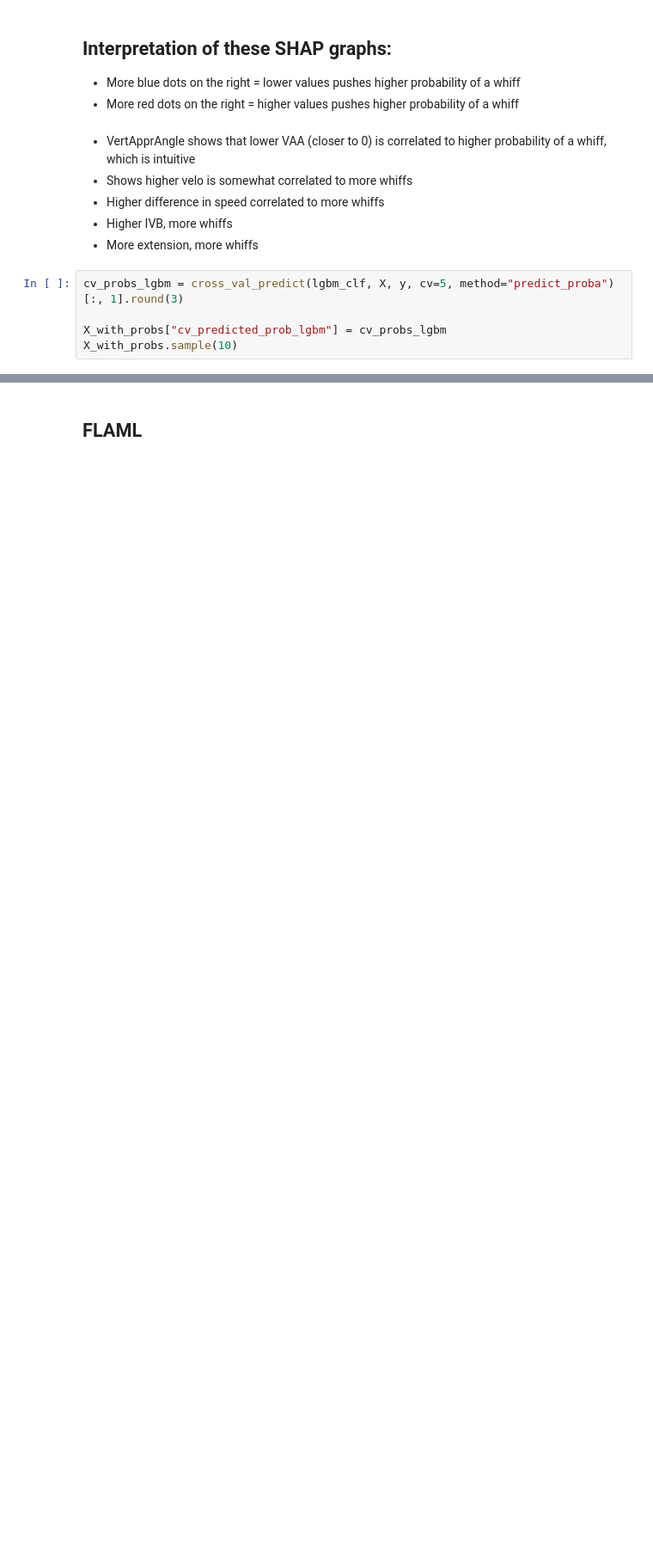
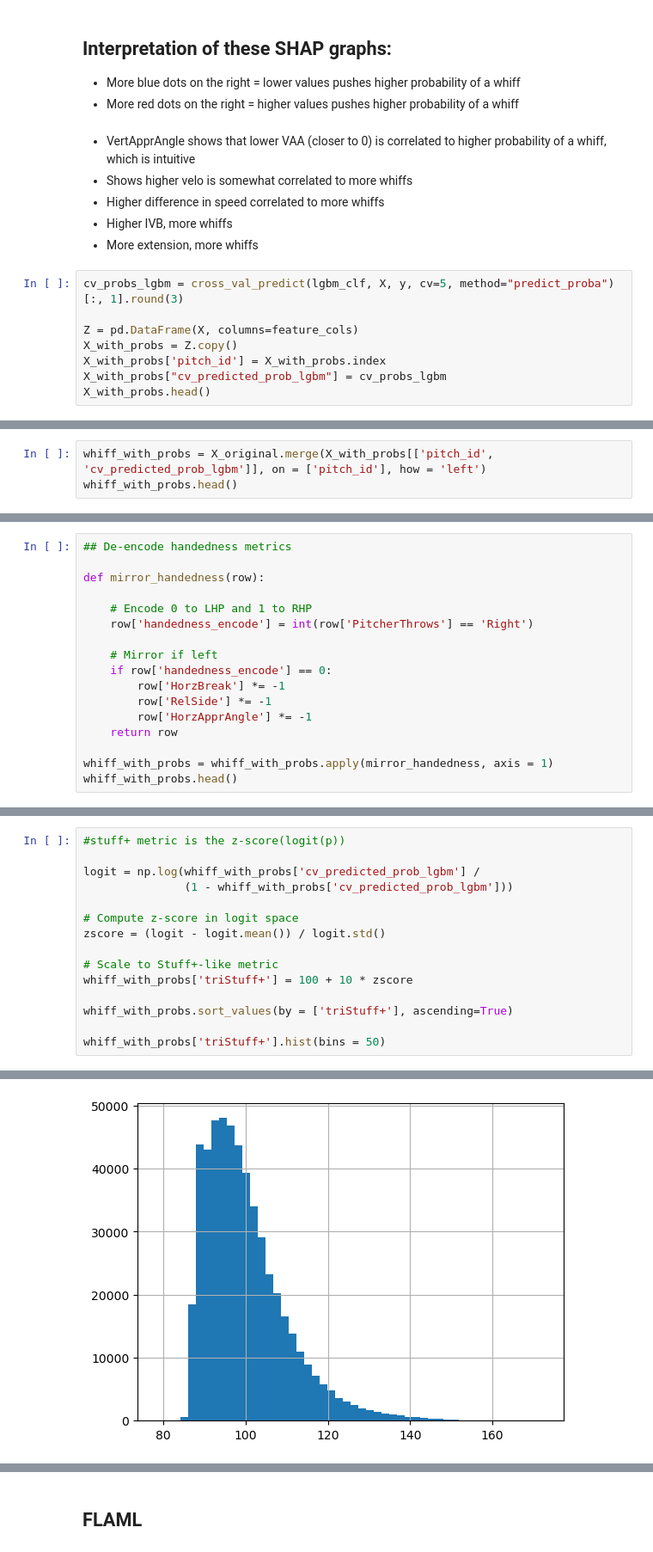
Before and after one commit to jackkalsched/UCSD_Baseball_25, a Jupyter notebook: Pitching/stuff+/stuff_plus.ipynb, the cells around one changed output, grey strips where cells are left out. Shown at 86% size. Drawn from its saved outputs; the diff is of its cells as text; blank space fills up the shorter version.

Commit message:
first rendition of triStuff+

```diff
--- a/Pitching/stuff+/stuff_plus.ipynb
+++ b/Pitching/stuff+/stuff_plus.ipynb
@@ -888,7 +893,10 @@ shap.summary_plot(shap_values_pos, X_test, feature_names=feature_cols, title = '
 # %%
 cv_probs_lgbm = cross_val_predict(lgbm_clf, X, y, cv=5, method="predict_proba")[:, 1].round(3)
 
+Z = pd.DataFrame(X, columns=feature_cols)
+X_with_probs = Z.copy()
+X_with_probs['pitch_id'] = X_with_probs.index
 X_with_probs["cv_predicted_prob_lgbm"] = cv_probs_lgbm
-X_with_probs.sample(10)
+X_with_probs.head()
 # %% [output]
 [LightGBM] [Info] Number of positive: 97679, number of negative: 323140
@@ -943,0 +950,3 @@ Name: cv_predicted_prob_xgb, dtype: float64
+# %%
+whiff_with_probs = X_original.merge(X_with_probs[['pitch_id', 'cv_predicted_prob_lgbm']], on = ['pitch_id'], how = 'left')
+whiff_with_probs.head()
@@ -943,0 +960,17 @@ Name: cv_predicted_prob_xgb, dtype: float64
+# %%
+## De-encode handedness metrics
+
+def mirror_handedness(row):
+
+    # Encode 0 to LHP and 1 to RHP
+    row['handedness_encode'] = int(row['PitcherThrows'] == 'Right')
+
+    # Mirror if left
+    if row['handedness_encode'] == 0:
+        row['HorzBreak'] *= -1
+        row['RelSide'] *= -1
+        row['HorzApprAngle'] *= -1
+    return row
+
+whiff_with_probs = whiff_with_probs.apply(mirror_handedness, axis = 1)
+whiff_with_probs.head()
@@ -943,0 +984,16 @@ Name: cv_predicted_prob_xgb, dtype: float64
+# %%
+#stuff+ metric is the z-score(logit(p))
+
+logit = np.log(whiff_with_probs['cv_predicted_prob_lgbm'] /
+               (1 - whiff_with_probs['cv_predicted_prob_lgbm']))
+
+# Compute z-score in logit space
+zscore = (logit - logit.mean()) / logit.std()
+
+# Scale to Stuff+-like metric
+whiff_with_probs['triStuff+'] = 100 + 10 * zscore
+
+whiff_with_probs.sort_values(by = ['triStuff+'], ascending=True)
+
+whiff_with_probs['triStuff+'].hist(bins = 50)
+# %% [output]
@@ -943,0 +1001 @@ Name: cv_predicted_prob_xgb, dtype: float64
+[figure, added]
```
Also changed, not shown: parts of 18 cells of this notebook, 1 other file.
